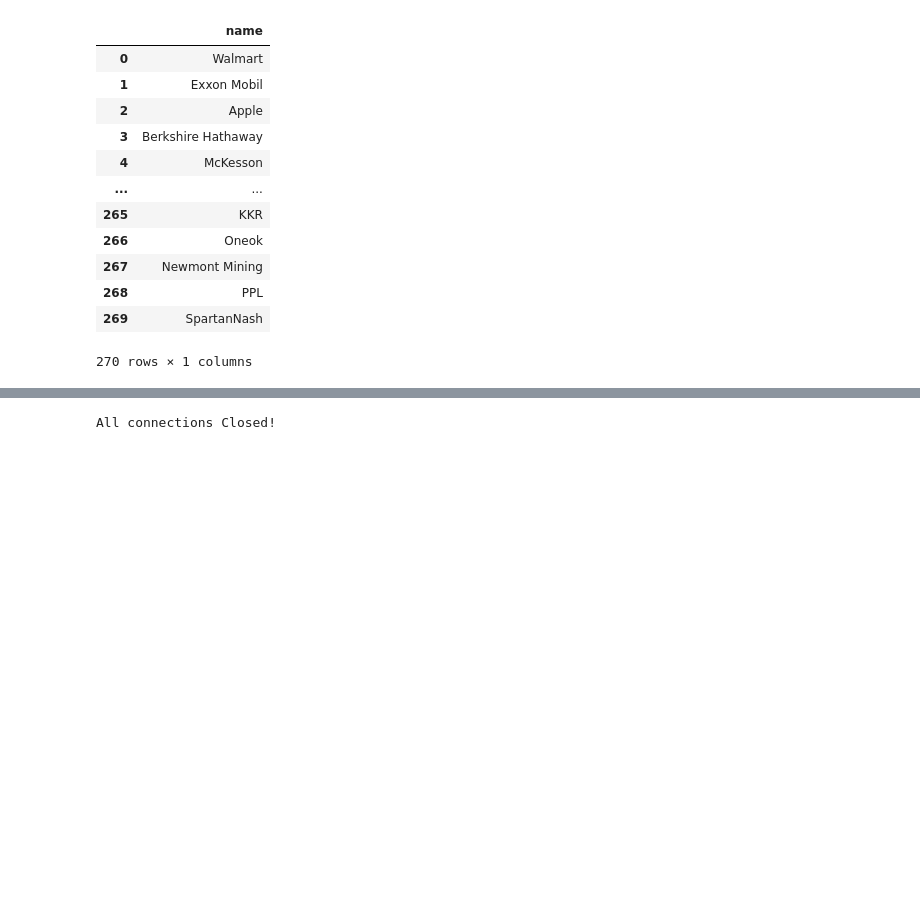
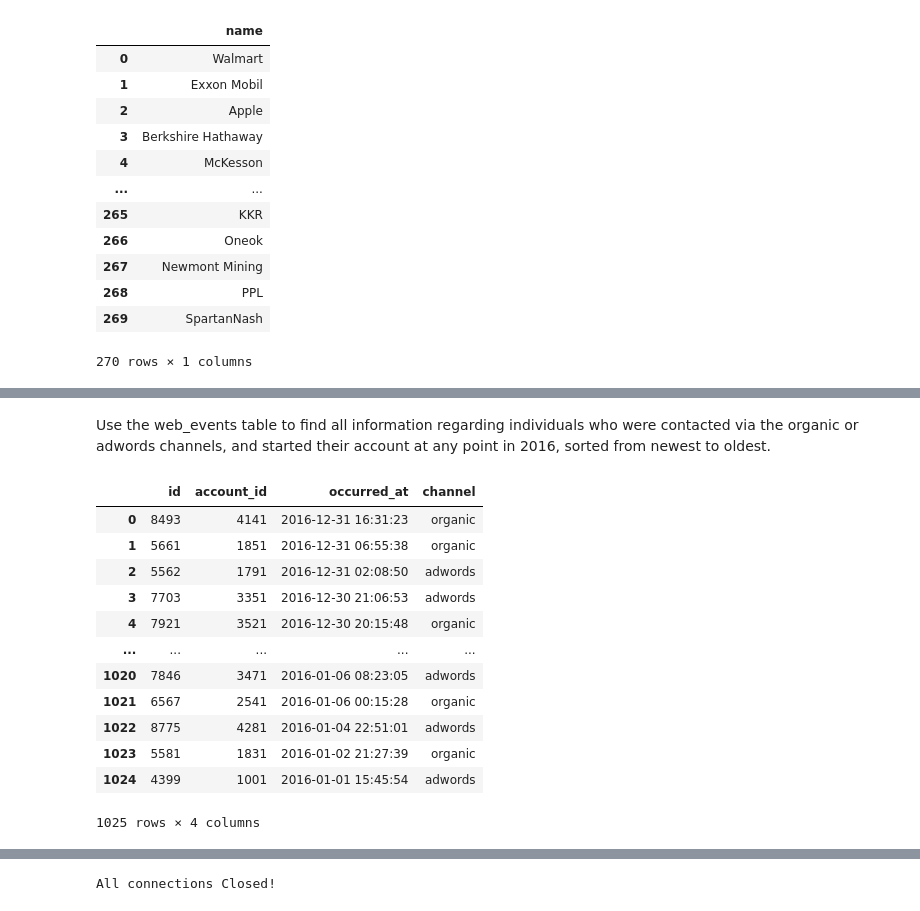
Before and after one commit to Lawrence-Krukrubo/EDA, a Jupyter notebook: sql_for_data_analysis1.ipynb, the cells around one changed output, grey strips where cells are left out. Drawn from its saved outputs; the diff is of its cells as text; code cells hidden in the pictures; blank space fills up the shorter version.

```diff
--- a/sql_for_data_analysis1.ipynb
+++ b/sql_for_data_analysis1.ipynb
@@ -692,0 +759,21 @@ query_to_df(query)
+# %% [markdown]
+Use the web_events table to find all information regarding individuals who were contacted via the organic or adwords channels, and started their account at any point in 2016, sorted from newest to oldest.
+# %%
+query = 'SELECT * FROM web_events WHERE channel IN ("organic", "adwords") \
+        AND occurred_at between "2016-01-01" and "2017-01-01" ORDER BY occurred_at DESC'
+
+query_to_df(query)
+# %% [output]
+|  | id | account_id | occurred_at | channel |
+| 0 | 8493 | 4141 | 2016-12-31 16:31:23 | organic |
+| 1 | 5661 | 1851 | 2016-12-31 06:55:38 | organic |
+| 2 | 5562 | 1791 | 2016-12-31 02:08:50 | adwords |
+| 3 | 7703 | 3351 | 2016-12-30 21:06:53 | adwords |
+| 4 | 7921 | 3521 | 2016-12-30 20:15:48 | organic |
+| ... | ... | ... | ... | ... |
+| 1020 | 7846 | 3471 | 2016-01-06 08:23:05 | adwords |
+| 1021 | 6567 | 2541 | 2016-01-06 00:15:28 | organic |
+| 1022 | 8775 | 4281 | 2016-01-04 22:51:01 | adwords |
+| 1023 | 5581 | 1831 | 2016-01-02 21:27:39 | organic |
+| 1024 | 4399 | 1001 | 2016-01-01 15:45:54 | adwords |
+1025 rows × 4 columns
```
Also changed, not shown: parts of 21 cells of this notebook.
